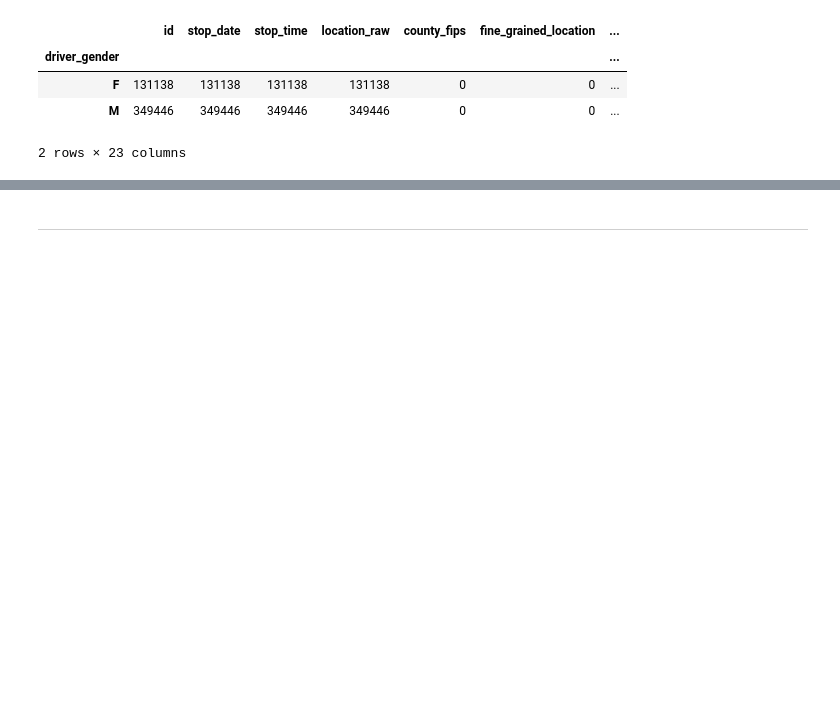
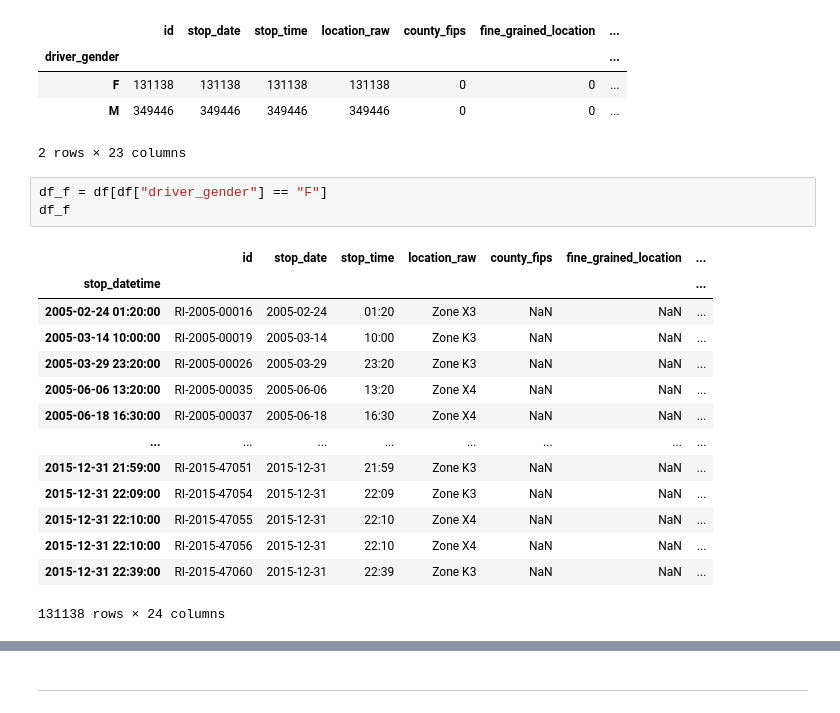
Before and after one commit to Ertugrul-Kurubal/Data-Analysis-With-Python-Projects, a Jupyter notebook: 02-Exploring The Relationship Between Gender And Policing (Student).ipynb, the cells around one changed output, grey strips where cells are left out. Drawn from its saved outputs; the diff is of its cells as text; blank space fills up the shorter version.

Commit message:
Comparing Violation By Gender

```diff
--- a/02-Exploring The Relationship Between Gender And Policing (Student).ipynb
+++ b/02-Exploring The Relationship Between Gender And Policing (Student).ipynb
@@ -115,3 +125,21 @@ df.groupby("driver_gender").count()
 | F | 131138 | 131138 | 131138 | 131138 | 0 | 0 | ... |
 | M | 349446 | 349446 | 349446 | 349446 | 0 | 0 | ... |
 2 rows × 23 columns
+# %%
+df_f = df[df["driver_gender"] == "F"]
+df_f
+# %% [output]
+|  | id | stop_date | stop_time | location_raw | county_fips | fine_grained_location | ... |
+| stop_datetime |  |  |  |  |  |  | ... |
+| 2005-02-24 01:20:00 | RI-2005-00016 | 2005-02-24 | 01:20 | Zone X3 | NaN | NaN | ... |
+| 2005-03-14 10:00:00 | RI-2005-00019 | 2005-03-14 | 10:00 | Zone K3 | NaN | NaN | ... |
+| 2005-03-29 23:20:00 | RI-2005-00026 | 2005-03-29 | 23:20 | Zone K3 | NaN | NaN | ... |
+| 2005-06-06 13:20:00 | RI-2005-00035 | 2005-06-06 | 13:20 | Zone X4 | NaN | NaN | ... |
+| 2005-06-18 16:30:00 | RI-2005-00037 | 2005-06-18 | 16:30 | Zone X4 | NaN | NaN | ... |
+| ... | ... | ... | ... | ... | ... | ... | ... |
+| 2015-12-31 21:59:00 | RI-2015-47051 | 2015-12-31 | 21:59 | Zone K3 | NaN | NaN | ... |
+| 2015-12-31 22:09:00 | RI-2015-47054 | 2015-12-31 | 22:09 | Zone K3 | NaN | NaN | ... |
+| 2015-12-31 22:10:00 | RI-2015-47055 | 2015-12-31 | 22:10 | Zone X4 | NaN | NaN | ... |
+| 2015-12-31 22:10:00 | RI-2015-47056 | 2015-12-31 | 22:10 | Zone X4 | NaN | NaN | ... |
+| 2015-12-31 22:39:00 | RI-2015-47060 | 2015-12-31 | 22:39 | Zone K3 | NaN | NaN | ... |
+131138 rows × 24 columns
```
Also changed, not shown: parts of 6 cells of this notebook.
